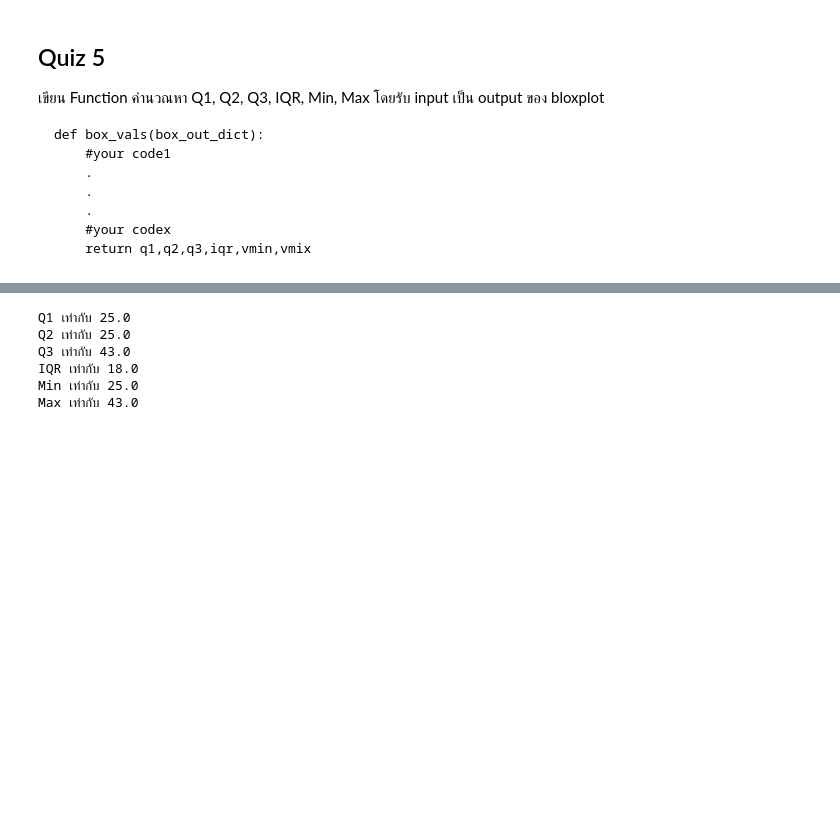
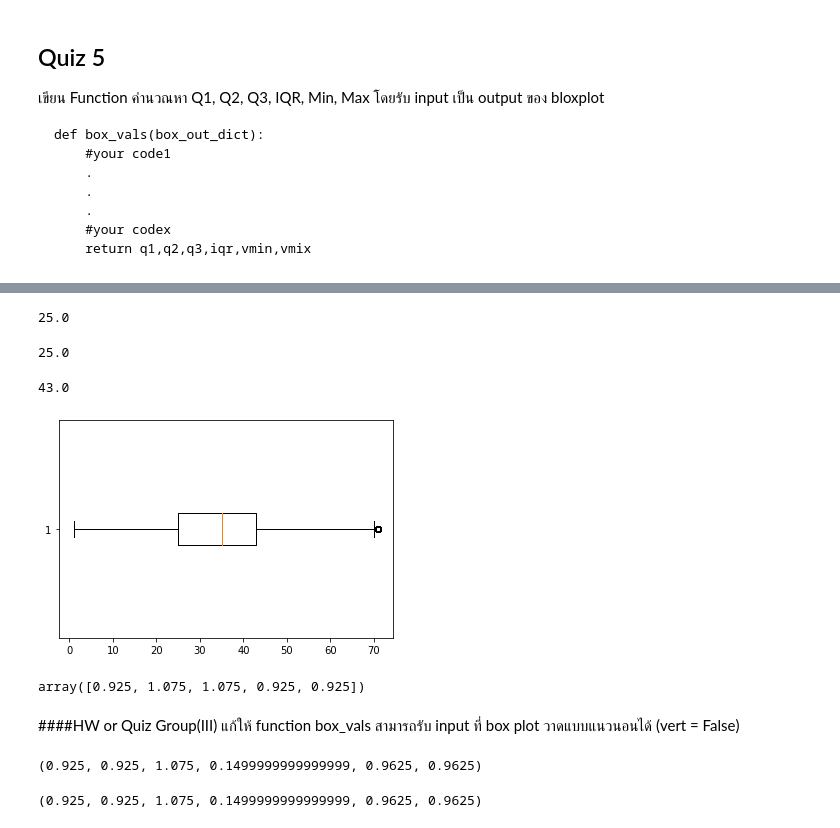
Before and after one commit to naruemonssp/DWDM21, a Jupyter notebook: Data_Preprocessing(Chapter3).ipynb, the cells around one changed output, grey strips where cells are left out. Cells and saved outputs as stored; diff of their text form; code cells hidden in the pictures; blank space fills up the shorter version.

```diff
--- a/Data_Preprocessing(Chapter3).ipynb
+++ b/Data_Preprocessing(Chapter3).ipynb
@@ -1111,0 +1136,24 @@ def box_vals(box_out_dict):
+# %%
+q1
+# %% [output]
+25.0
+# %%
+q2 = data_dict['boxes'][0].get_ydata()[1]
+q2
+# %% [output]
+25.0
+# %%
+q3 = data_dict['boxes'][0].get_ydata()[2]
+q3
+# %% [output]
+43.0
+# %%
+data_dict = plt.boxplot(data_cases2_nomissingage_nooutlier['age'],vert = False)
+# %% [output]
+[figure, added]
+# %%
+data_dict['boxes'][0].get_ydata() # ค่าที่ได้คือค่ากล่อง 4 ด้าน ซึ่งเราเอาไปประมวลผลไม่ได้ เพราะอยู่ในแกน Y
+# %% [output]
+array([0.925, 1.075, 1.075, 0.925, 0.925])
+# %% [markdown]
+####HW or Quiz Group(III) แก้ให้ function box_vals สามารถรับ input ที่ box plot วาดแบบแนวนอนได้ (vert = False)
@@ -1112,9 +1172,8 @@ def box_vals(box_out_dict):
 # %%
-box_vals(box_out_dict)
+box_vals(data_dict)
 # %% [output]
-Q1 เท่ากับ 25.0
-Q2 เท่ากับ 25.0
-Q3 เท่ากับ 43.0
-IQR เท่ากับ 18.0
-Min เท่ากับ 25.0
-Max เท่ากับ 43.0
+(0.925, 0.925, 1.075, 0.1499999999999999, 0.9625, 0.9625)
+# %%
+box_vals(data_dict, vert = False)
+# %% [output]
+(0.925, 0.925, 1.075, 0.1499999999999999, 0.9625, 0.9625)
```
Also changed, not shown: parts of 13 cells of this notebook.
